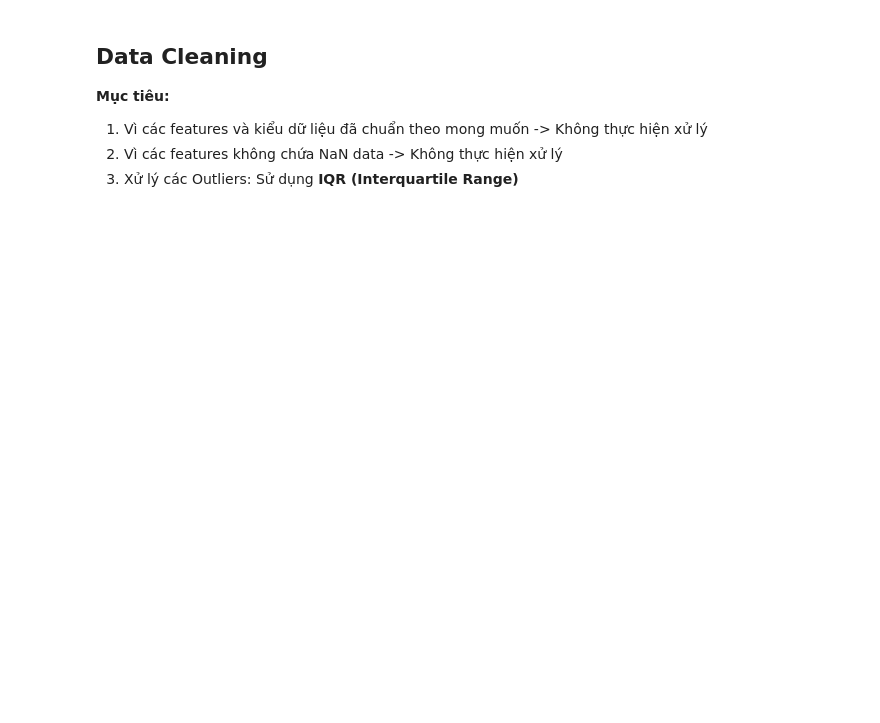
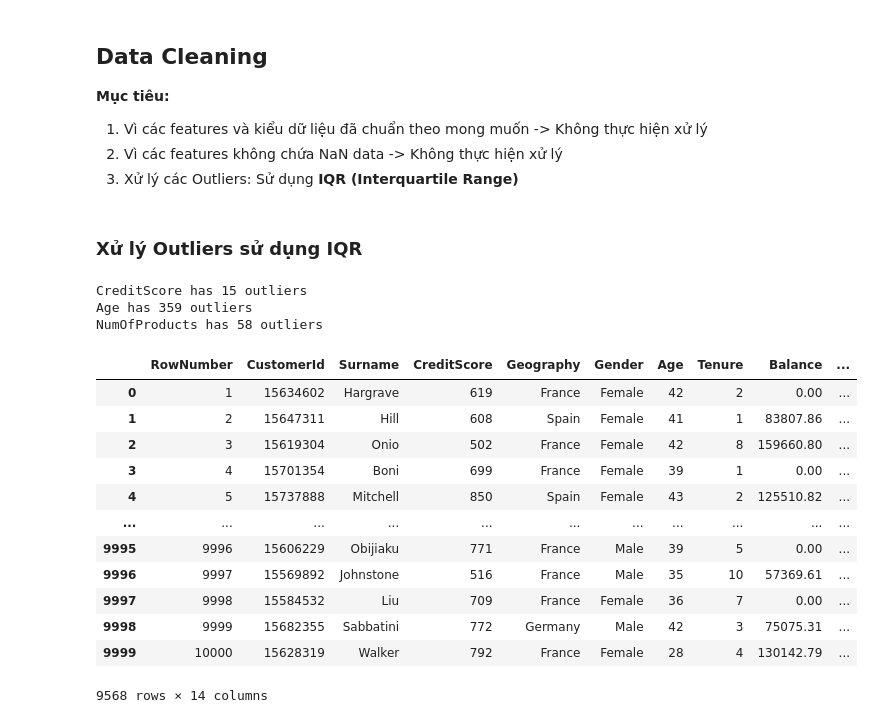
Before and after one commit to nghoanglong/IS254.M21.TMCL, a Jupyter notebook: Customer_Churn.ipynb, the cells around one changed output. Cells and saved outputs as stored; diff of their text form; code cells hidden in the pictures; blank space fills up the shorter version.

```diff
--- a/Customer_Churn.ipynb
+++ b/Customer_Churn.ipynb
@@ -188,3 +184,47 @@ fig.tight_layout()
 1. Vì các features và kiểu dữ liệu đã chuẩn theo mong muốn -> Không thực hiện xử lý
 2. Vì các features không chứa NaN data -> Không thực hiện xử lý
 3. Xử lý các Outliers: Sử dụng **IQR (Interquartile Range)**
+# %% [markdown]
+### Xử lý Outliers sử dụng IQR
+# %%
+# outlier columns
+outlier_cols = ["CreditScore", "Age", "NumOfProducts"]
+
+def outlier_thresholds(dataframe, variable):
+    Q1 = df_cp[variable].quantile(0.25)
+    Q3 = df_cp[variable].quantile(0.75)
+    IQR = Q3 - Q1
+    lower_limit = Q1 - 1.5*IQR
+    upper_limit = Q3 + 1.5*IQR
+
+    return lower_limit, upper_limit
+
+def HandleOutliers(df):
+    for col in outlier_cols:
+        lower_limit, upper_limit = outlier_thresholds(df, col)
+        print(f"{col} has {df[(df[col] < lower_limit) | (df[col] > upper_limit)].shape[0]} outliers")
+        df = df[(df[col] >= lower_limit) & (df[col] <= upper_limit)]
+    return df
+# %%
+df_cp = HandleOutliers(df_cp)
+# %% [output]
+CreditScore has 15 outliers
+Age has 359 outliers
+NumOfProducts has 58 outliers
+# %%
+# result
+df_cp
+# %% [output]
+|  | RowNumber | CustomerId | Surname | CreditScore | Geography | Gender | Age | Tenure | Balance | ... |
+| 0 | 1 | 15634602 | Hargrave | 619 | France | Female | 42 | 2 | 0.00 | ... |
+| 1 | 2 | 15647311 | Hill | 608 | Spain | Female | 41 | 1 | 83807.86 | ... |
+| 2 | 3 | 15619304 | Onio | 502 | France | Female | 42 | 8 | 159660.80 | ... |
+| 3 | 4 | 15701354 | Boni | 699 | France | Female | 39 | 1 | 0.00 | ... |
+| 4 | 5 | 15737888 | Mitchell | 850 | Spain | Female | 43 | 2 | 125510.82 | ... |
+| ... | ... | ... | ... | ... | ... | ... | ... | ... | ... | ... |
+| 9995 | 9996 | 15606229 | Obijiaku | 771 | France | Male | 39 | 5 | 0.00 | ... |
+| 9996 | 9997 | 15569892 | Johnstone | 516 | France | Male | 35 | 10 | 57369.61 | ... |
+| 9997 | 9998 | 15584532 | Liu | 709 | France | Female | 36 | 7 | 0.00 | ... |
+| 9998 | 9999 | 15682355 | Sabbatini | 772 | Germany | Male | 42 | 3 | 75075.31 | ... |
+| 9999 | 10000 | 15628319 | Walker | 792 | France | Female | 28 | 4 | 130142.79 | ... |
+9568 rows × 14 columns
```
Also changed, not shown: parts of 44 cells of this notebook.
